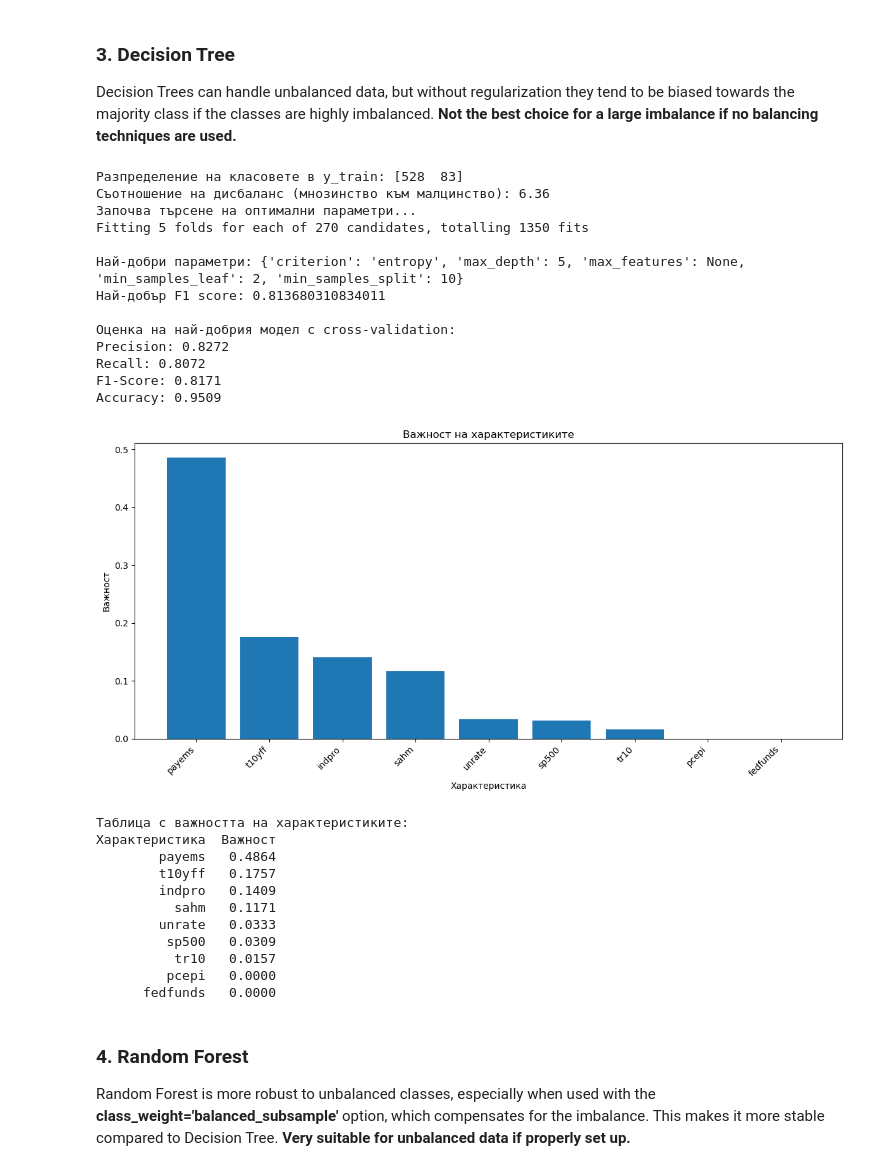
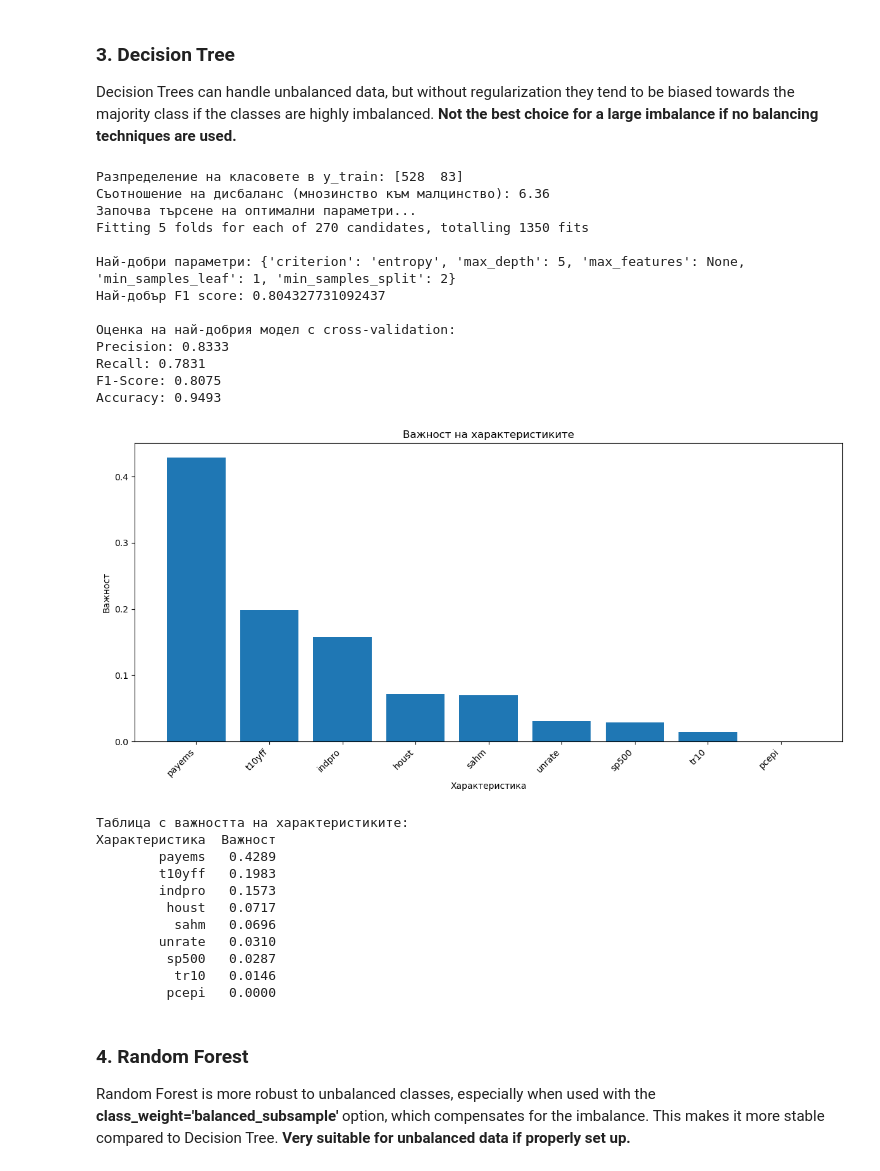
Before and after one commit to Engineer194/Analysis-of-the-US-Economy---Part-2, a Jupyter notebook: modeling_1.ipynb, the cells around one changed output. Drawn from its saved outputs; the diff is of its cells as text; code cells hidden in the pictures.

```diff
--- a/modeling_1.ipynb
+++ b/modeling_1.ipynb
@@ -211,7 +213,7 @@ feature_names = [
     'unrate',
     'pcepi',
     'payems',
-    'fedfunds'
+    'houst'
 ]
 
 # Първо да видим разпределението на класовете
@@ -277,51 +279,51 @@ precision, recall, f1, accuracy = evaluate_model(y_train, y_pred)
 
 # Визуализация на важността на характеристиките с имена
 feature_importance = pd.DataFrame({
     'Характеристика': feature_names,
     'Важност': best_model.feature_importances_
 })
 feature_importance = feature_importance.sort_values('Важност', ascending=False)
 
 # Визуализация
 plt.figure(figsize=(12, 6))
 plt.bar(feature_importance['Характеристика'], feature_importance['Важност'])
 plt.title('Важност на характеристиките')
 plt.xlabel('Характеристика')
 plt.ylabel('Важност')
 plt.xticks(rotation=45, ha='right')
 plt.tight_layout()
 plt.show()
 
 # Извеждане на таблица с важността на характеристиките
 print("\nТаблица с важността на характеристиките:")
 feature_importance['Важност'] = feature_importance['Важност'].round(4)
 print(feature_importance.to_string(index=False))
 # %% [output]
 Разпределение на класовете в y_train: [528  83]
 Съотношение на дисбаланс (мнозинство към малцинство): 6.36
 Започва търсене на оптимални параметри...
 Fitting 5 folds for each of 270 candidates, totalling 1350 fits
 
-Най-добри параметри: {'criterion': 'entropy', 'max_depth': 5, 'max_features': None, 'min_samples_leaf': 2, 'min_samples_split': 10}
-Най-добър F1 score: 0.813680310834011
+Най-добри параметри: {'criterion': 'entropy', 'max_depth': 5, 'max_features': None, 'min_samples_leaf': 1, 'min_samples_split': 2}
+Най-добър F1 score: 0.804327731092437
 
 Оценка на най-добрия модел с cross-validation:
-Precision: 0.8272
-Recall: 0.8072
-F1-Score: 0.8171
-Accuracy: 0.9509
+Precision: 0.8333
+Recall: 0.7831
+F1-Score: 0.8075
+Accuracy: 0.9493
-[figure, old version]
+[figure, new version]
 Таблица с важността на характеристиките:
 Характеристика  Важност
-        payems   0.4864
-        t10yff   0.1757
-        indpro   0.1409
-          sahm   0.1171
-        unrate   0.0333
-         sp500   0.0309
-          tr10   0.0157
+        payems   0.4289
+        t10yff   0.1983
+        indpro   0.1573
+         houst   0.0717
+          sahm   0.0696
+        unrate   0.0310
+         sp500   0.0287
+          tr10   0.0146
          pcepi   0.0000
-      fedfunds   0.0000
 # %% [markdown]
 ### 4. Random Forest
 
```
Also changed, not shown: parts of 3 cells of this notebook.
